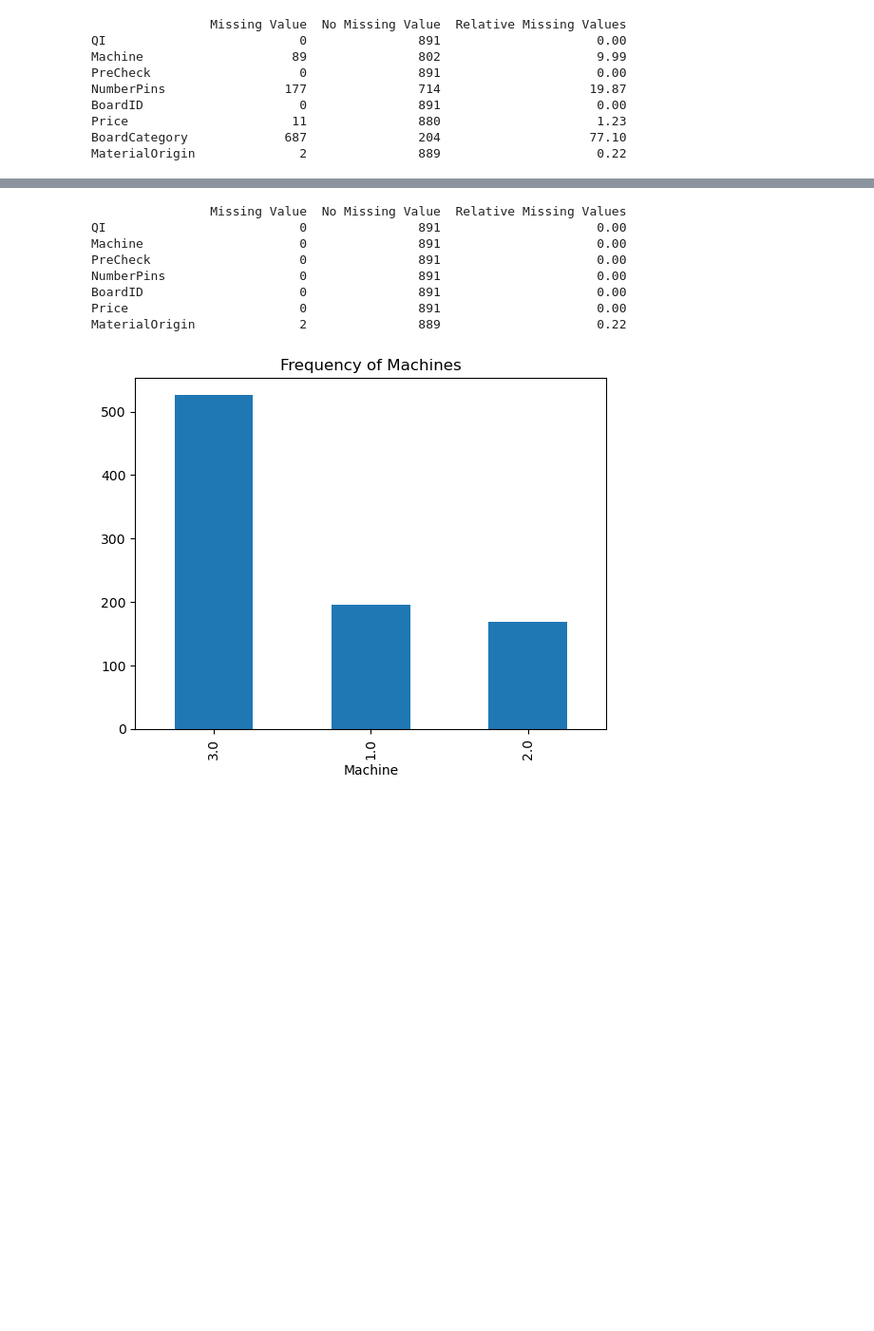
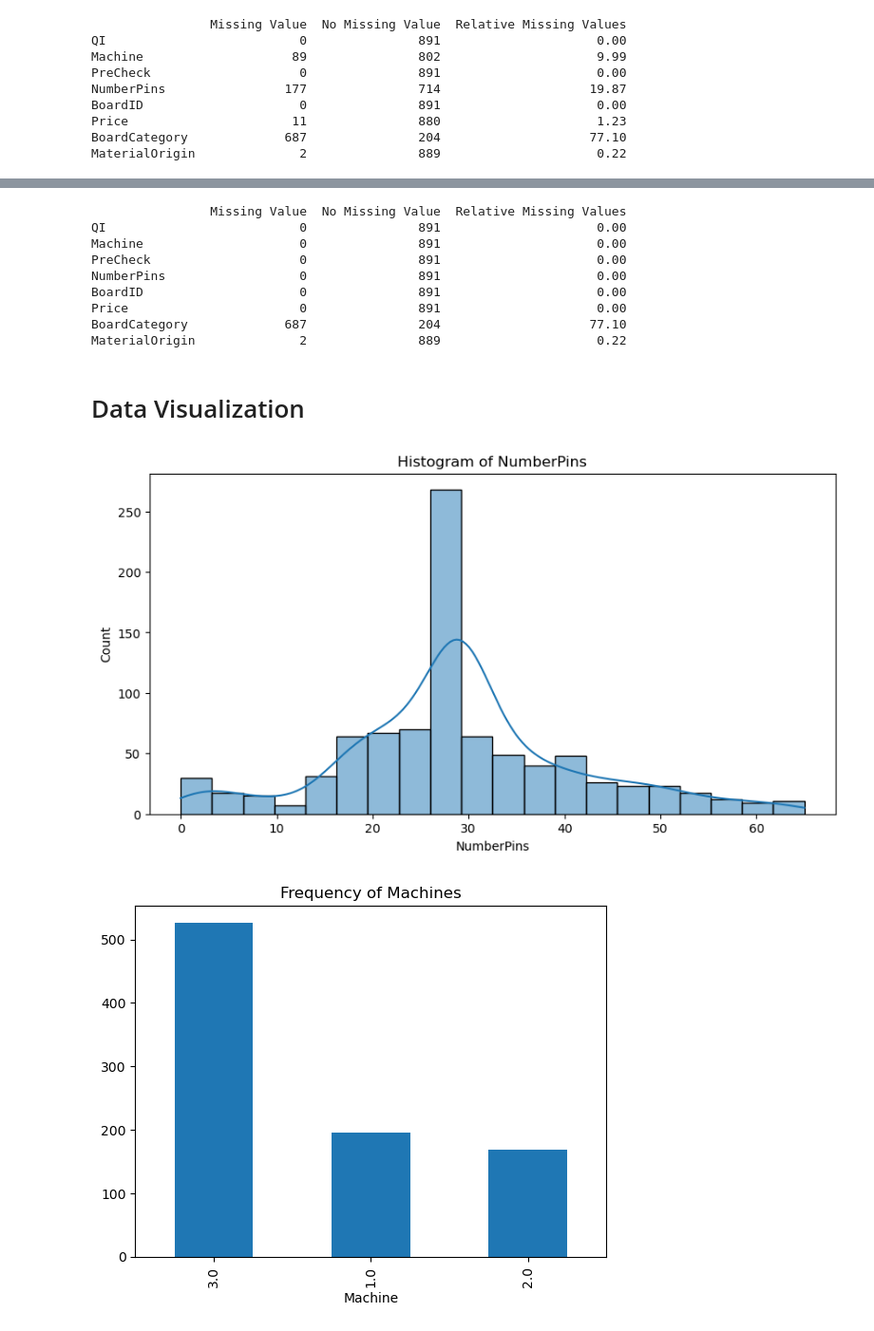
Before and after one commit to alexander385/datascience_health, a Jupyter notebook: industry_supply.ipynb, the cells around one changed output, grey strips where cells are left out. Shown at 95% size. Cells and saved outputs as stored; diff of their text form; code cells hidden in the pictures; blank space fills up the shorter version.

```diff
--- a/industry_supply.ipynb
+++ b/industry_supply.ipynb
@@ -166,6 +149,6 @@ Price                     127               764                    14.25
 MaterialOrigin              2               889                     0.22
 # %%
-df['NumberPins'] = df['NumberPins'].fillna(round(df['NumberPins'].mean())).astype('Int64')
+df['NumberPins'] = df['NumberPins'].fillna(round(df['NumberPins'].mean())).astype(int).astype('Int64')
 df['Machine'] = df['Machine'].fillna(df['Machine'].mode()[0])
 df['Price'] = df['Price'].fillna(df['Price'].mean())
 
@@ -184,7 +167,17 @@ PreCheck                    0               891                     0.00
 NumberPins                  0               891                     0.00
 BoardID                     0               891                     0.00
 Price                       0               891                     0.00
+BoardCategory             687               204                    77.10
 MaterialOrigin              2               889                     0.22
+# %% [markdown]
+# Data Visualization
+# %%
+plt.figure(figsize=(10,5))
+sns.histplot(df['NumberPins'].dropna(), bins=20, kde=True)
+plt.title("Histogram of NumberPins")
+plt.show()
+# %% [output]
+[figure, added]
 # %%
 df['Machine'].value_counts().plot(kind='bar', title="Frequency of Machines")
 plt.show()
```
Also changed, not shown: parts of 46 cells of this notebook.
